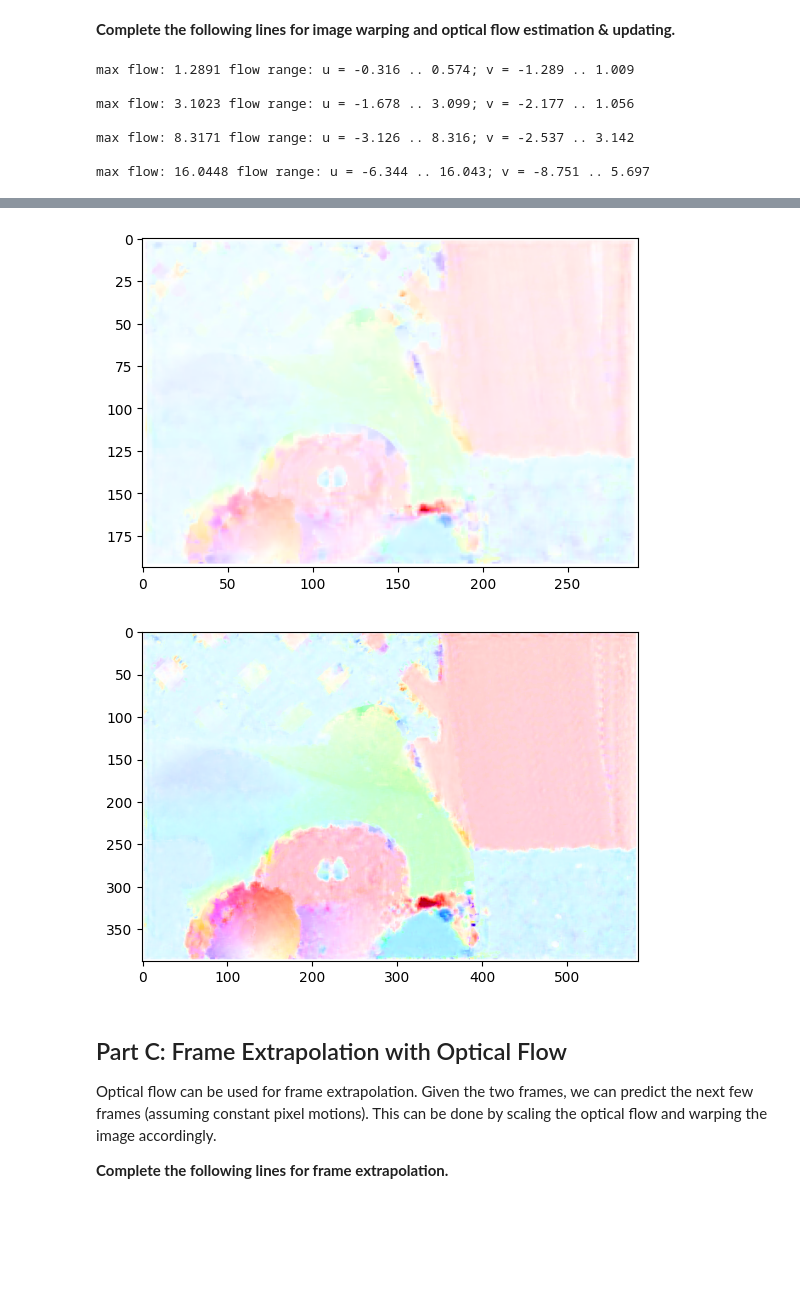
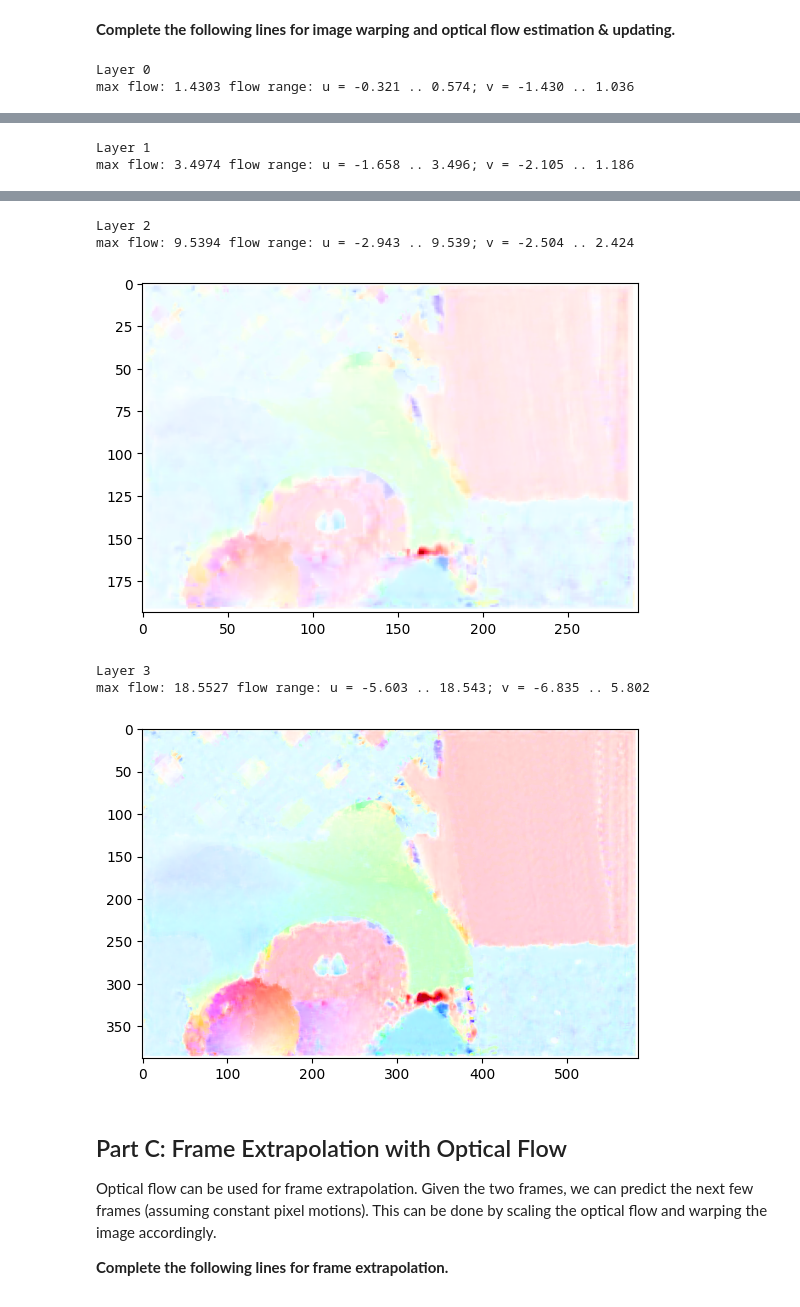
Before and after one commit to MalteDoemer/viscomp2025, a Jupyter notebook: Exercises/W6/W6_exercise.ipynb, the cells around one changed output, grey strips where cells are left out. Cells and saved outputs as stored; diff of their text form; code cells hidden in the pictures; blank space fills up the shorter version.

```diff
--- a/Exercises/W6/W6_exercise.ipynb
+++ b/Exercises/W6/W6_exercise.ipynb
@@ -68,8 +81,14 @@ def lukas_kanade(I1, I2, window_size=5):
     I2 = I2/255.   # normalize pixels
 
     # Your codes here. Define convolution kernels.
+    deriv_y = (1/4) * np.stack([[-1, -1], [1, 1]])
+    deriv_x = deriv_y.T
+    deriv_t = (1/4) * np.ones((2, 2))
 
     # Your codes here. Compute partial derivatives.
+    Ix = signal.correlate2d(I1 + I2, deriv_x, mode="same")
+    Iy = signal.correlate2d(I1 + I2, deriv_y, mode="same")
+    It = signal.correlate2d(I2 - I1, deriv_t, mode="same")
 
     u = np.zeros(I1.shape)
     v = np.zeros(I1.shape)
@@ -82,6 +101,14 @@ def lukas_kanade(I1, I2, window_size=5):
             pt = It[i - w:i + w + 1, j - w:j + w + 1].flatten()
 
             # Your codes here. Compute optical flow.
+            A = np.stack([px, py], axis=1)
+            b = -pt
+            AtA = A.T @ A
+
+            # if np.min(np.abs(np.linalg.eigvals(AtA))) > 1e-10:
+            x = np.linalg.solve(AtA, A.T @ b)
+            u[i, j] = x[0]
+            v[i, j] = x[1]
 
     return u,v
 # %% [markdown]
@@ -94,7 +121,7 @@ The larger the window size, the coarser the optical flow. Fine movement is lost
 # %%
 t = time.time()
 
-u, v = lukas_kanade(image1, image2, window_size=5)
+u, v = lukas_kanade(image1, image2, window_size=10)
 
 figure()
 imshow(flow_image_gt, cmap='gray')
@@ -154,26 +181,62 @@ pyramids2 = tf.pyramid_gaussian(image2, max_layer=num_layers, downscale=downscal
 u = np.zeros(image1.shape)
 v = np.zeros(image1.shape)
 
-for im1,im2 in zip(reversed(list(pyramids1)),reversed(list(pyramids2))):
-
+for layer,(im1,im2) in enumerate(zip(reversed(list(pyramids1)),reversed(list(pyramids2)))):
+    print(f"Layer {layer}")
     h,w = im1.shape
 
     u = h/u.shape[0] * tf.resize(u, (h,w), order=1)
     v = h/u.shape[0] * tf.resize(v, (h,w), order=1)
 
-    # Warp image.
+    ys, xs = np.mgrid[:h, :w] #np.meshgrid(np.arange(h), np.arange(w), indexing='ij')
+    ys = ys-v
+    xs = xs-u
+    warped_im1 = ndimage.map_coordinates(im1, [ys,xs])
 
     # Update optical flow.
+    du, dv = lukas_kanade(warped_im1, im2, window_size=5)
+    u += du
+    v += dv
 
     flow_image = flow_vis.flow_to_color(np.stack([u,v],axis=-1))
     figure()
     imshow(flow_image,cmap='gray')
+    show()
+# for layer,(im1,im2) in enumerate(zip(reversed(list(pyramids1)),reversed(list(pyramids2)))):
+#     print(f"Layer {layer}")
+#     h,w = im1.shape
+
+#     u = h/u.shape[0] * tf.resize(u, (h,w), order=1)
+#     v = h/u.shape[0] * tf.resize(v, (h,w), order=1)
+
+#     # Warp image.
+    # y_grid, x_grid = np.meshgrid(np.arange(h), np.arange(w), indexing='ij')
+    # warp_i = y_grid-v
+    # warp_j = x_grid-u
+    # warped_im1 = ndimage.map_coordinates(im1, [warp_i,warp_j])
+
+#     print(im1.shape)
+#     print(wraped_im1.shape)
+#     print(im2.shape)
+
+#     # ys, xs = np.mgrid[:h, :w]
+#     # ys = np.subtract(ys, u, dtype='float')
+#     # xs = np.subtract(xs, v, dtype='float')
+#     # wraped = ndimage.map_coordinates(im1, [ys, xs])
+
+#     # Update optical flow.
+#     du, dv = lukas_kanade(wraped, im2, window_size=5)
+
+#     u += du
+#     v += dv
+
+#     flow_image = flow_vis.flow_to_color(np.stack([u,v],axis=-1))
+#     figure()
+#     imshow(flow_image,cmap='gray')
+#     show()
 # %% [output]
-max flow: 1.2891 flow range: u = -0.316 .. 0.574; v = -1.289 .. 1.009
-
-max flow: 3.1023 flow range: u = -1.678 .. 3.099; v = -2.177 .. 1.056
-
-max flow: 8.3171 flow range: u = -3.126 .. 8.316; v = -2.537 .. 3.142
-
-max flow: 16.0448 flow range: u = -6.344 .. 16.043; v = -8.751 .. 5.697
+Layer 0
+max flow: 1.4303 flow range: u = -0.321 .. 0.574; v = -1.430 .. 1.036
 [figure]
+Layer 1
+max flow: 3.4974 flow range: u = -1.658 .. 3.496; v = -2.105 .. 1.186
@@ -181,5 +244,9 @@ max flow: 16.0448 flow range: u = -6.344 .. 16.043; v = -8.751 .. 5.697
+Layer 2
+max flow: 9.5394 flow range: u = -2.943 .. 9.539; v = -2.504 .. 2.424
 [figure]
+Layer 3
+max flow: 18.5527 flow range: u = -5.603 .. 18.543; v = -6.835 .. 5.802
-[figure, old version]
+[figure, new version]
 # %% [markdown]
 ## Part C: Frame Extrapolation with Optical Flow
 
```
Also changed, not shown: parts of 4 cells of this notebook, 4 other files.
